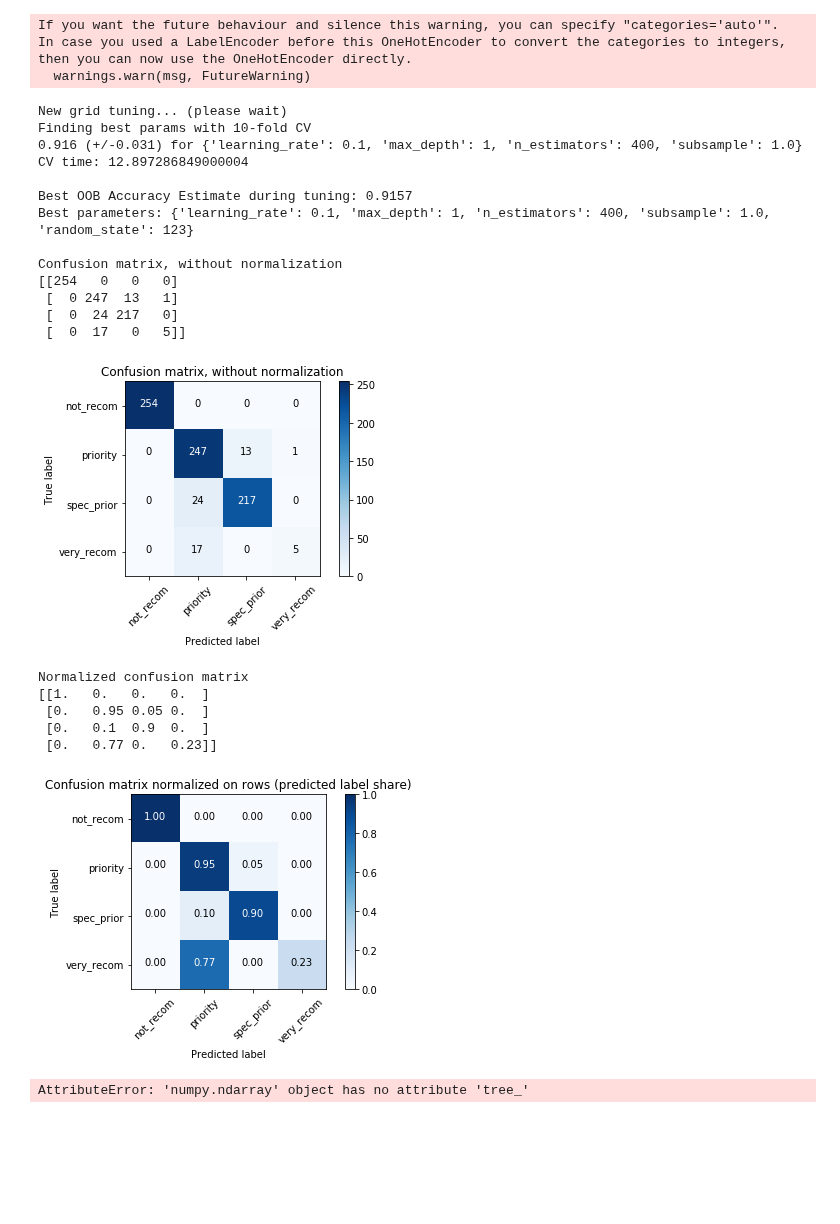
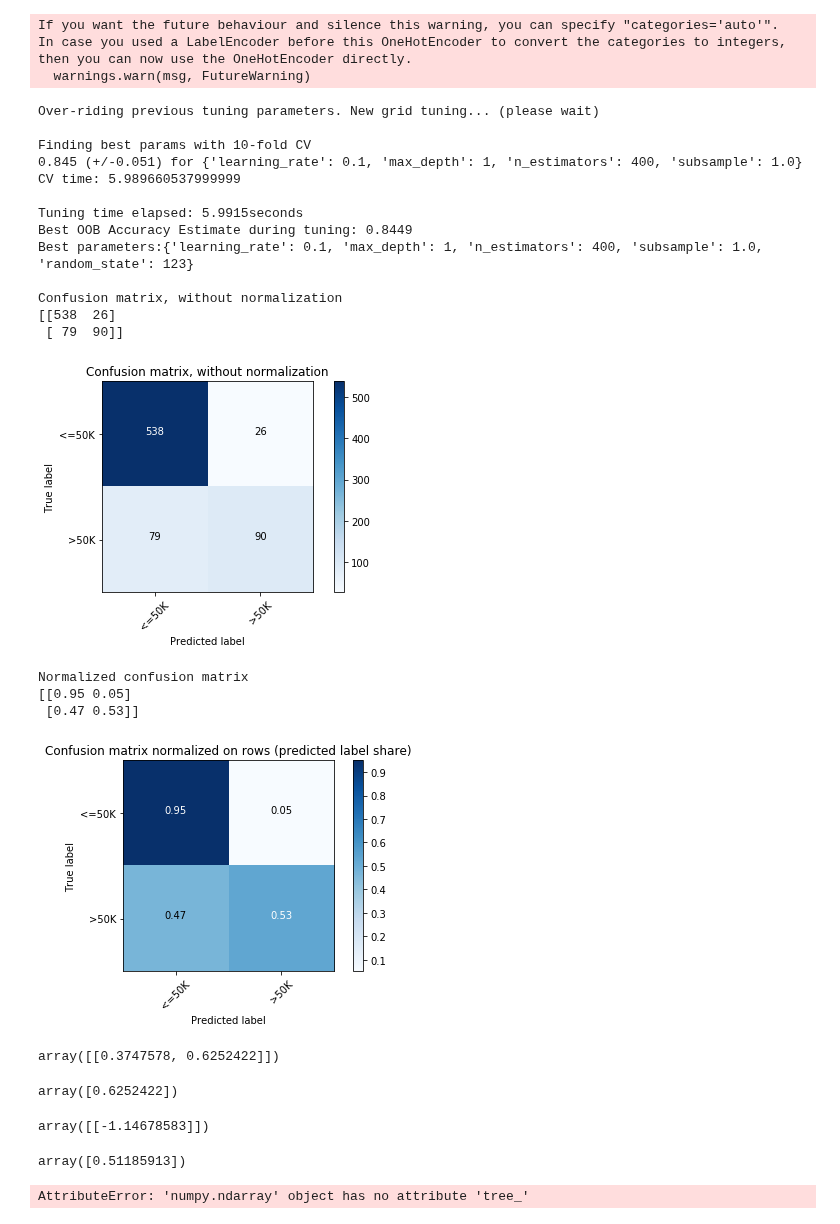
Before and after one commit to julianhatwell/explain_te, a Jupyter notebook: CHIRPS Boosting Scratch.ipynb, the cells around one changed output. Cells and saved outputs as stored; diff of their text form; code cells hidden in the pictures; blank space fills up the shorter version.

```diff
--- a/CHIRPS Boosting Scratch.ipynb
+++ b/CHIRPS Boosting Scratch.ipynb
@@ -46,7 +46,7 @@ Then split the data into training and (hold out) test set using the convenience
 # load one of the included datasets
 # project_dir will default to directory name CHIRPS in the working directory if not given
 # random_state will default to 123
-mydata = rp.datasets[7](random_state=random_state, project_dir=project_dir)
+mydata = rp.datasets[0](random_state=random_state, project_dir=project_dir)
 meta_data = mydata.get_meta()
 save_path = meta_data['get_save_path']()
 
@@ -76,45 +76,43 @@ In case you used a LabelEncoder before this OneHotEncoder to convert the categor
 # %%
 # build model
 model='GBM'
 # tuning_grid = {'max_depth' : [d for d in [i for i in range(1, 5)]],
 #               'n_estimators' : [(i + 1) * 200 for i in range(2)],
 #               'learning_rate' : [i/10 for i in range(1, 11)],
 #               'subsample' : [0.25, 0.5, 0.75, 1.0]}
 
 tuning_grid = {'max_depth' : [d for d in [i for i in range(1, 2)]],
-              'n_estimators' : [(i + 1) * 200 for i in range(1, 2)],
-              'learning_rate' : [i/10 for i in range(1, 2)],
-              'subsample' : [1.0]}
+                'n_estimators' : [(i + 1) * 200 for i in range(1, 2)],
+                'learning_rate' : [i/10 for i in range(1, 2)],
+                'subsample' : [1.0]}
 
 
 rf = rp.forest_prep(ds_container=tt,
                     meta_data=meta_data,
-                    #override_tuning=True,
+                    override_tuning=True,
                     model=model,
                     tuning_grid=tuning_grid,
                     save_path=save_path,
                     plot_cm=True, plot_cm_norm=True)
 # %% [output]
-New grid tuning... (please wait)
+Over-riding previous tuning parameters. New grid tuning... (please wait)
+
 Finding best params with 10-fold CV
-0.916 (+/-0.031) for {'learning_rate': 0.1, 'max_depth': 1, 'n_estimators': 400, 'subsample': 1.0}
-CV time: 12.897286849000004
+0.845 (+/-0.051) for {'learning_rate': 0.1, 'max_depth': 1, 'n_estimators': 400, 'subsample': 1.0}
+CV time: 5.989660537999999
 
-Best OOB Accuracy Estimate during tuning: 0.9157
-Best parameters: {'learning_rate': 0.1, 'max_depth': 1, 'n_estimators': 400, 'subsample': 1.0, 'random_state': 123}
+Tuning time elapsed: 5.9915seconds
+Best OOB Accuracy Estimate during tuning: 0.8449
+Best parameters:{'learning_rate': 0.1, 'max_depth': 1, 'n_estimators': 400, 'subsample': 1.0, 'random_state': 123}
 
 Confusion matrix, without normalization
-[[254   0   0   0]
- [  0 247  13   1]
- [  0  24 217   0]
- [  0  17   0   5]]
+[[538  26]
+ [ 79  90]]
-[figure, old version]
+[figure, new version]
 Normalized confusion matrix
-[[1.   0.   0.   0.  ]
- [0.   0.95 0.05 0.  ]
- [0.   0.1  0.9  0.  ]
- [0.   0.77 0.   0.23]]
+[[0.95 0.05]
+ [0.47 0.53]]
-[figure, old version]
+[figure, new version]
 # %%
 # control for async processes - each tree walk can be done in its own core
 # and so can each explanation (e.g. rule conditions merge by hill-climbing)
@@ -135,6 +133,23 @@ n_instances = rt.n_instance_ceiling(ds_container=tt, n_instances=n_instances)
 # all formats can be extracted, depending on the requirement
 # unencoded, encoded (sparse matrix is the type returned by scikit), ordinary dense matrix also available
 instances, _, instances_enc, instances_enc_matrix, labels = tt.get_next(n_instances, which_split='test') # default
+# %%
+rf.loss_._score_to_proba(rf.decision_function(instances_enc))
+#dir(rf.loss_)
+# %% [output]
+array([[0.3747578, 0.6252422]])
+# %%
+np.exp(rf.decision_function(instances_enc).ravel())/(1 + np.exp(rf.decision_function(instances_enc).ravel()))
+# %% [output]
+array([0.6252422])
+# %%
+rf._init_decision_function(instances_enc)
+# %% [output]
+array([[-1.14678583]])
+# %%
+rf.decision_function(instances_enc)
+# %% [output]
+array([0.51185913])
 # %%
 # get all the model predictions for the test instance(s) we're looking at
 preds_idx = labels.index
```
Also changed, not shown: parts of 1 cell of this notebook, 5 other files.
